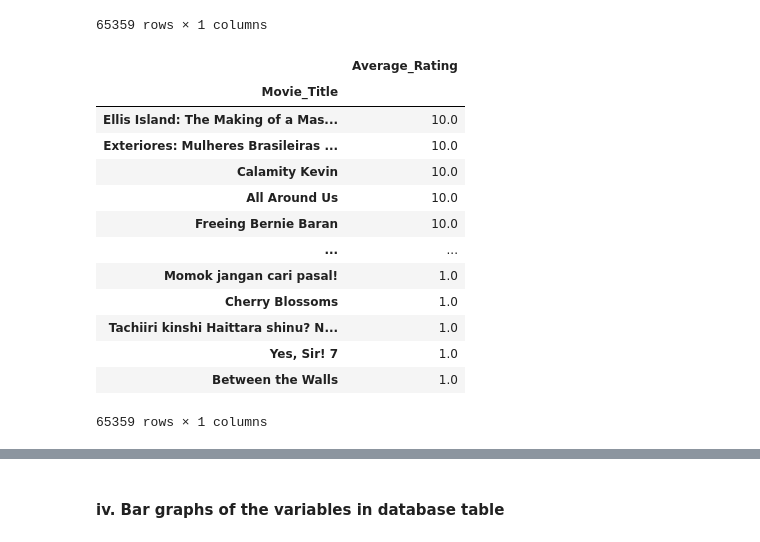
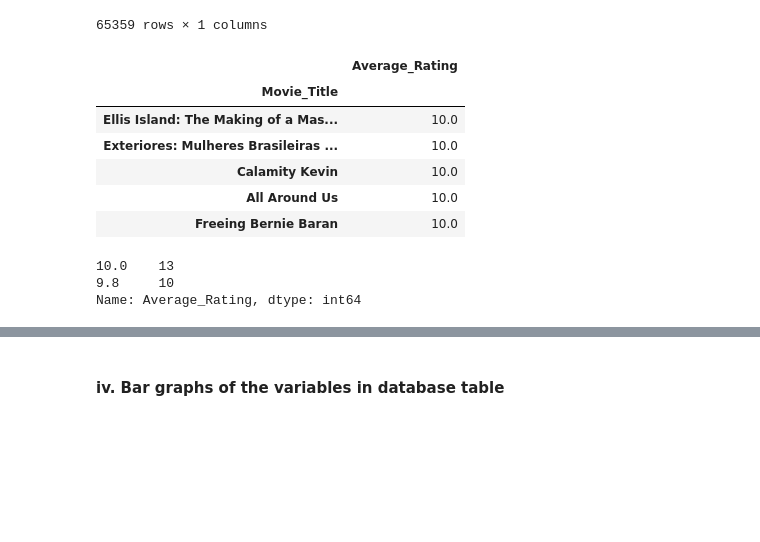
Before and after one commit to Ochieng40/Moringa-Final-Project, a Jupyter notebook: student.ipynb, the cells around one changed output, grey strips where cells are left out. Saved outputs shown, nothing was run; the diff lists cells and outputs as text; code cells hidden in the pictures; blank space fills up the shorter version.

```diff
--- a/student.ipynb
+++ b/student.ipynb
@@ -520,22 +626,23 @@ pd.DataFrame(data_base_table_clean.groupby('Movie_Title')['Number_of_Votes'].max
 | The Pittsburgh Drug Trials | 5 |
 65359 rows × 1 columns
 # %%
-pd.DataFrame(data_base_table_clean.groupby('Movie_Title')['Average_Rating'].max().sort_values(ascending = False))
+Average_rating_graph = pd.DataFrame(data_base_table_clean.groupby('Movie_Title')['Average_Rating'].max().sort_values(ascending = False))
+
+Average_rating_graph.head(5)
 # %% [output]
 |  | Average_Rating |
 | Movie_Title |  |
 | Ellis Island: The Making of a Mas... | 10.0 |
 | Exteriores: Mulheres Brasileiras ... | 10.0 |
 | Calamity Kevin | 10.0 |
 | All Around Us | 10.0 |
 | Freeing Bernie Baran | 10.0 |
-| ... | ... |
-| Momok jangan cari pasal! | 1.0 |
-| Cherry Blossoms | 1.0 |
-| Tachiiri kinshi Haittara shinu? N... | 1.0 |
-| Yes, Sir! 7 | 1.0 |
-| Between the Walls | 1.0 |
-65359 rows × 1 columns
+# %%
+Top_23_Average_Rating['Average_Rating'].value_counts()
+# %% [output]
+10.0    13
+9.8     10
+Name: Average_Rating, dtype: int64
 # %%
 #Take the top 43 columns
 
```
Also changed, not shown: parts of 27 cells of this notebook.
